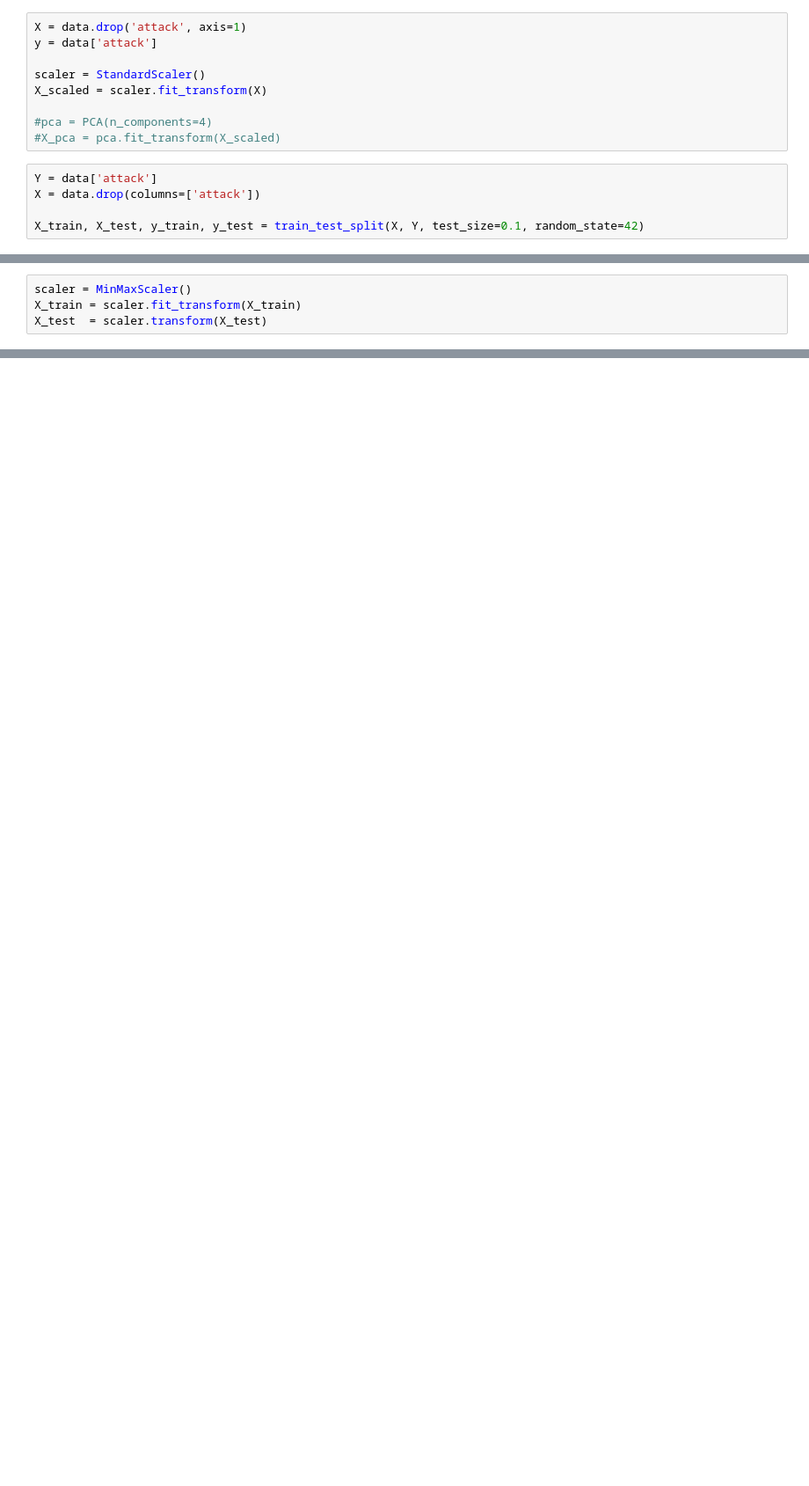
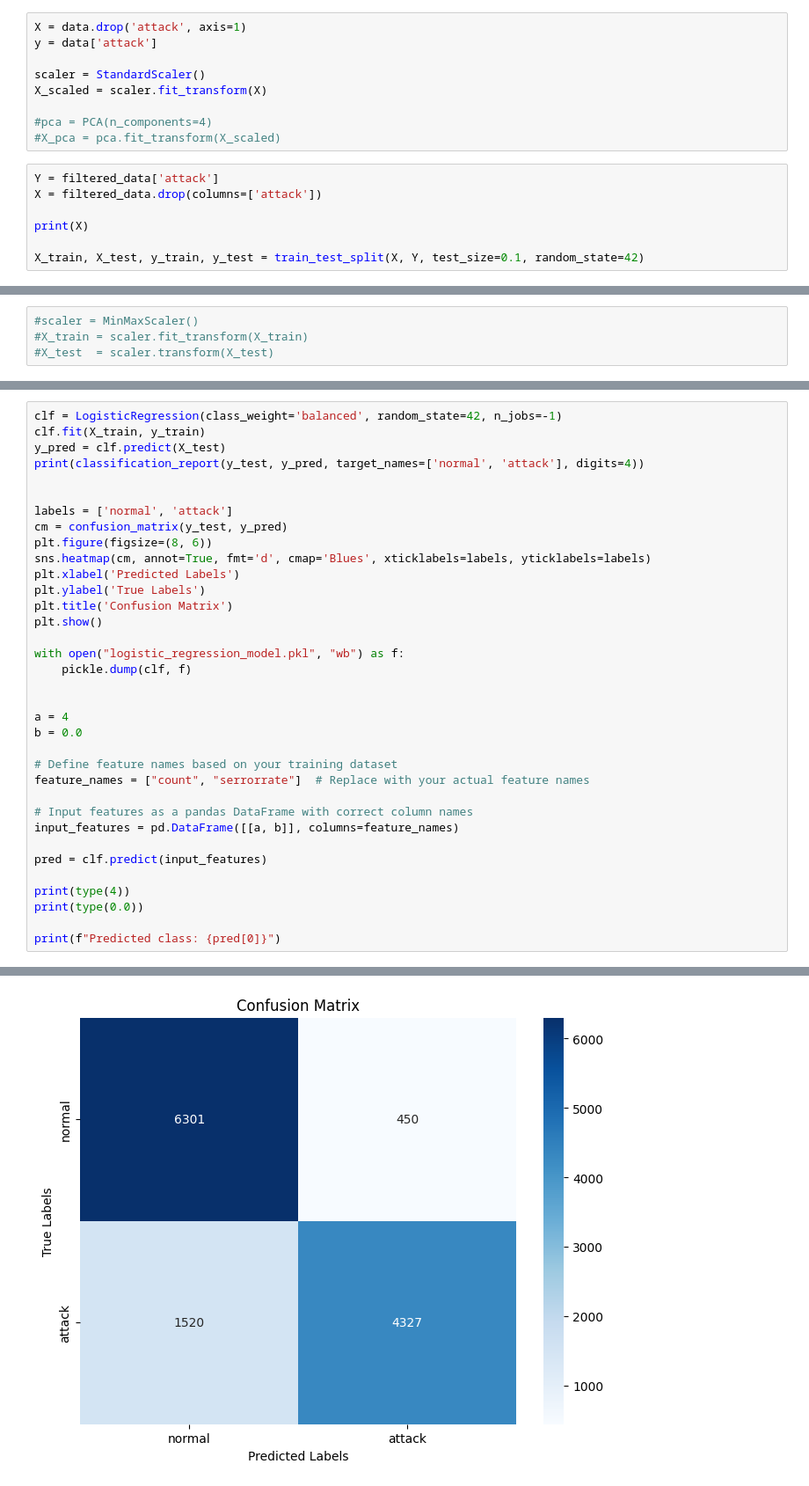
Before and after one commit to MrFantao/AASProject_103470, a Jupyter notebook: main2.ipynb, the cells around one changed output, grey strips where cells are left out. Shown at 88% size. Cells and saved outputs as stored; diff of their text form; blank space fills up the shorter version.

Commit message:
added model

```diff
--- a/main2.ipynb
+++ b/main2.ipynb
@@ -72,7 +85,9 @@ X_scaled = scaler.fit_transform(X)
 #pca = PCA(n_components=4)
 #X_pca = pca.fit_transform(X_scaled)
 # %%
-Y = data['attack']
-X = data.drop(columns=['attack'])
+Y = filtered_data['attack']
+X = filtered_data.drop(columns=['attack'])
+
+print(X)
 
 X_train, X_test, y_train, y_test = train_test_split(X, Y, test_size=0.1, random_state=42)
@@ -79,4 +109,4 @@ X_train, X_test, y_train, y_test = train_test_split(X, Y, test_size=0.1, random_
 # %%
-scaler = MinMaxScaler()
-X_train = scaler.fit_transform(X_train)
-X_test  = scaler.transform(X_test)
+#scaler = MinMaxScaler()
+#X_train = scaler.fit_transform(X_train)
+#X_test  = scaler.transform(X_test)
@@ -96,0 +113,36 @@ weighted avg     0.9737    0.9736    0.9737     12598
+# %%
+clf = LogisticRegression(class_weight='balanced', random_state=42, n_jobs=-1)
+clf.fit(X_train, y_train)
+y_pred = clf.predict(X_test)
+print(classification_report(y_test, y_pred, target_names=['normal', 'attack'], digits=4))
+
+
+labels = ['normal', 'attack']
+cm = confusion_matrix(y_test, y_pred)
+plt.figure(figsize=(8, 6))
+sns.heatmap(cm, annot=True, fmt='d', cmap='Blues', xticklabels=labels, yticklabels=labels)
+plt.xlabel('Predicted Labels')
+plt.ylabel('True Labels')
+plt.title('Confusion Matrix')
+plt.show()
+
+with open("logistic_regression_model.pkl", "wb") as f:
+    pickle.dump(clf, f)
+
+
+a = 4
+b = 0.0
+
+# Define feature names based on your training dataset
+feature_names = ["count", "serrorrate"]  # Replace with your actual feature names
+
+# Input features as a pandas DataFrame with correct column names
+input_features = pd.DataFrame([[a, b]], columns=feature_names)
+
+pred = clf.predict(input_features)
+
+print(type(4))
+print(type(0.0))
+
+print(f"Predicted class: {pred[0]}")
+# %% [output]
@@ -96,0 +157 @@ weighted avg     0.9737    0.9736    0.9737     12598
+[figure, added]
```
Also changed, not shown: parts of 6 cells of this notebook, 6 other files.
